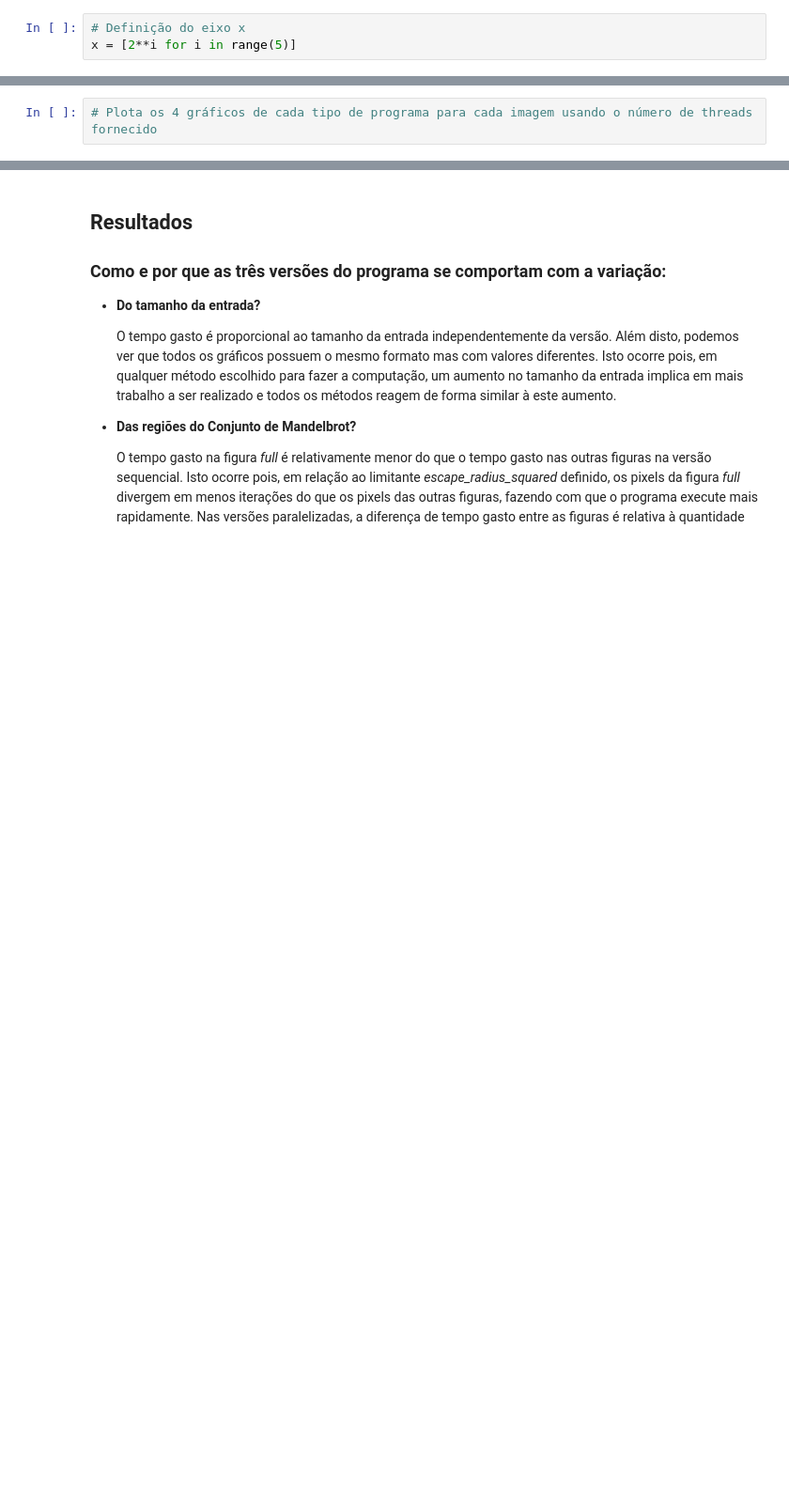
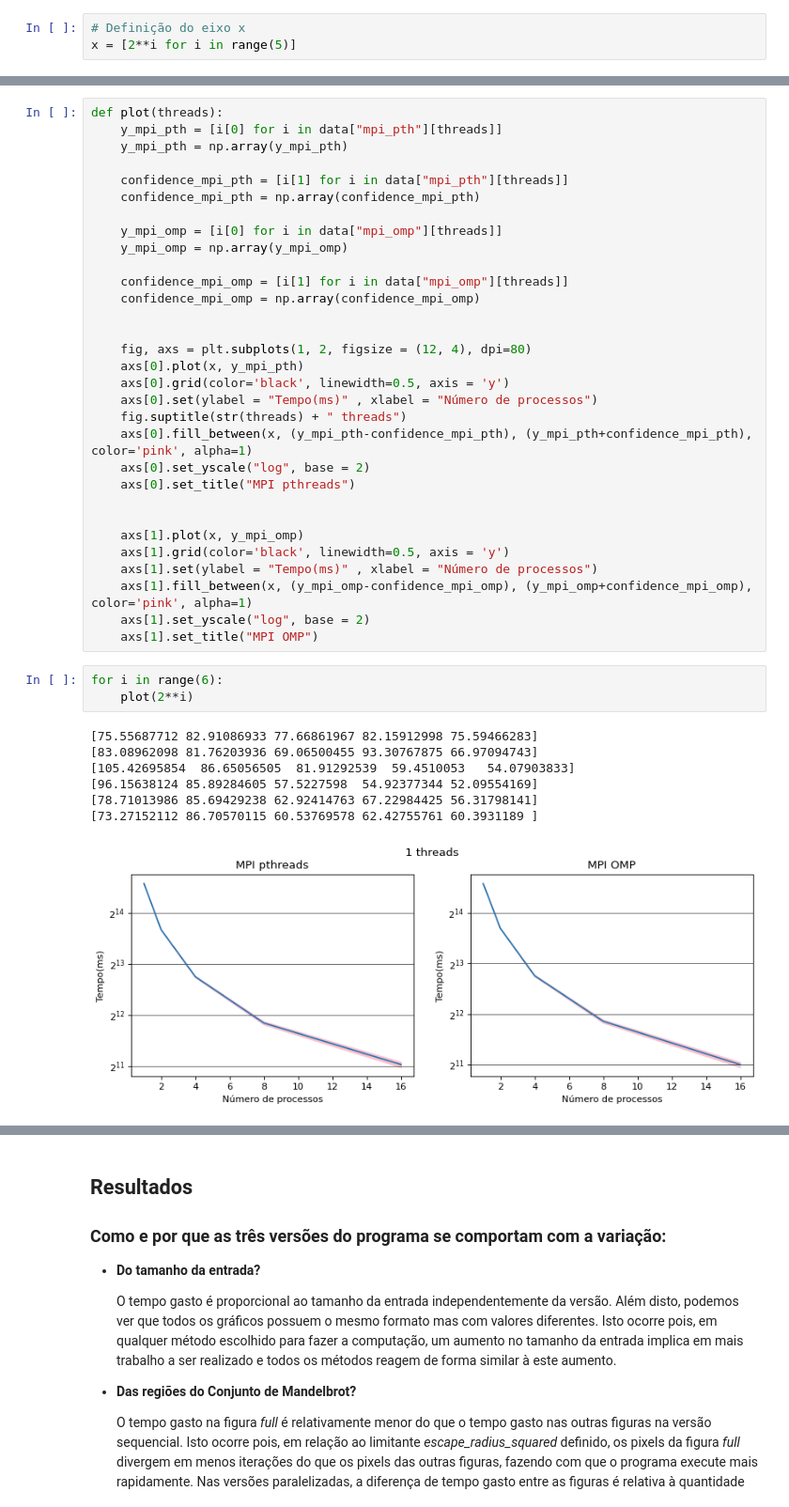
Before and after one commit to T-Guerrero/MAC0219-EP2, a Jupyter notebook: docs/documentation.ipynb, the cells around one changed output, grey strips where cells are left out. Shown: that part at 94% size. Drawn from its saved outputs; the diff is of its cells as text; blank space fills up the shorter version.

```diff
--- a/docs/documentation.ipynb
+++ b/docs/documentation.ipynb
@@ -188,2 +189,42 @@ plt.fill_between(x, (y_mpi-confidence_mpi), (y_mpi+confidence_mpi), color='pink'
-# %%
-# Plota os 4 gráficos de cada tipo de programa para cada imagem usando o número de threads fornecido
+# %%
+def plot(threads):
+    y_mpi_pth = [i[0] for i in data["mpi_pth"][threads]]
+    y_mpi_pth = np.array(y_mpi_pth)
+
+    confidence_mpi_pth = [i[1] for i in data["mpi_pth"][threads]]
+    confidence_mpi_pth = np.array(confidence_mpi_pth)
+
+    y_mpi_omp = [i[0] for i in data["mpi_omp"][threads]]
+    y_mpi_omp = np.array(y_mpi_omp)
+
+    confidence_mpi_omp = [i[1] for i in data["mpi_omp"][threads]]
+    confidence_mpi_omp = np.array(confidence_mpi_omp)
+
+
+    fig, axs = plt.subplots(1, 2, figsize = (12, 4), dpi=80)
+    axs[0].plot(x, y_mpi_pth)
+    axs[0].grid(color='black', linewidth=0.5, axis = 'y')
+    axs[0].set(ylabel = "Tempo(ms)" , xlabel = "Número de processos")
+    fig.suptitle(str(threads) + " threads")
+    axs[0].fill_between(x, (y_mpi_pth-confidence_mpi_pth), (y_mpi_pth+confidence_mpi_pth), color='pink', alpha=1)
+    axs[0].set_yscale("log", base = 2)
+    axs[0].set_title("MPI pthreads")
+
+
+    axs[1].plot(x, y_mpi_omp)
+    axs[1].grid(color='black', linewidth=0.5, axis = 'y')
+    axs[1].set(ylabel = "Tempo(ms)" , xlabel = "Número de processos")
+    axs[1].fill_between(x, (y_mpi_omp-confidence_mpi_omp), (y_mpi_omp+confidence_mpi_omp), color='pink', alpha=1)
+    axs[1].set_yscale("log", base = 2)
+    axs[1].set_title("MPI OMP")
+# %%
+for i in range(6):
+    plot(2**i)
+# %% [output]
+[75.55687712 82.91086933 77.66861967 82.15912998 75.59466283]
+[83.08962098 81.76203936 69.06500455 93.30767875 66.97094743]
+[105.42695854  86.65056505  81.91292539  59.4510053   54.07903833]
+[96.15638124 85.89284605 57.5227598  54.92377344 52.09554169]
+[78.71013986 85.69429238 62.92414763 67.22984425 56.31798141]
+[73.27152112 86.70570115 60.53769578 62.42755761 60.3931189 ]
+[figure, added]
```
Also changed, not shown: parts of 2 cells of this notebook.
